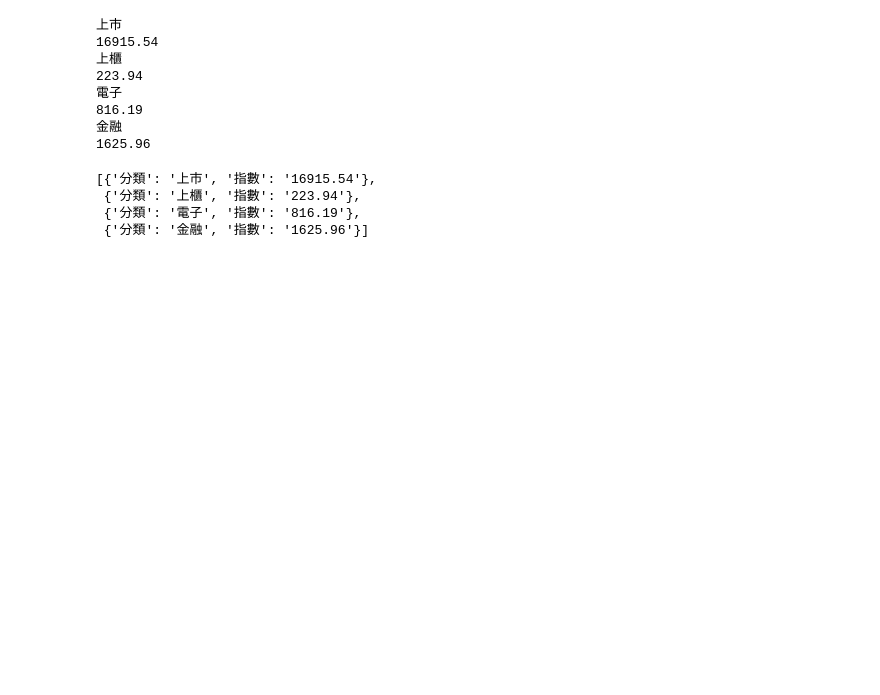
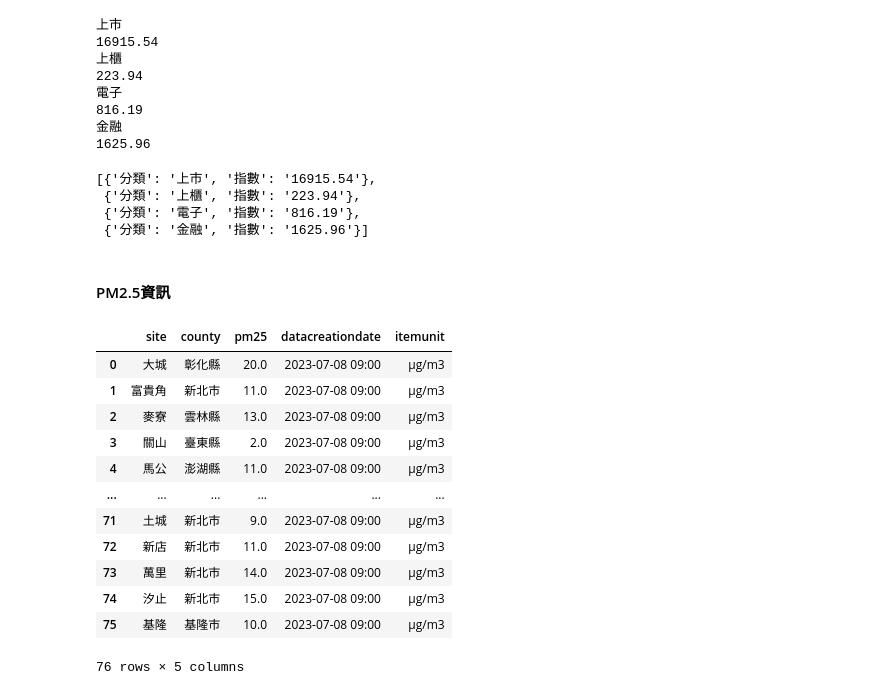
Before and after one commit to Bevis-Chen/gitFlask_2023-07-01, a Jupyter notebook: stocks.ipynb, the cells around one changed output. Drawn from its saved outputs; the diff is of its cells as text; code cells hidden in the pictures; blank space fills up the shorter version.

```diff
--- a/stocks.ipynb
+++ b/stocks.ipynb
@@ -68,3 +69,25 @@ stocks
  {'分類': '上櫃', '指數': '223.94'},
  {'分類': '電子', '指數': '816.19'},
  {'分類': '金融', '指數': '1625.96'}]
+# %% [markdown]
+####  PM2.5資訊
+# %%
+# 讀取CSV
+url= "https://data.epa.gov.tw/api/v2/aqx_p_02?api_key=e8dd42e6-9b8b-43f8-991e-b3dee723a52d&limit=1000&sort=datacreationdate%20desc&format=CSV"
+# %%
+df= pd.read_csv(url)
+df
+# %% [output]
+|  | site | county | pm25 | datacreationdate | itemunit |
+| 0 | 大城 | 彰化縣 | 20.0 | 2023-07-08 09:00 | μg/m3 |
+| 1 | 富貴角 | 新北市 | 11.0 | 2023-07-08 09:00 | μg/m3 |
+| 2 | 麥寮 | 雲林縣 | 13.0 | 2023-07-08 09:00 | μg/m3 |
+| 3 | 關山 | 臺東縣 | 2.0 | 2023-07-08 09:00 | μg/m3 |
+| 4 | 馬公 | 澎湖縣 | 11.0 | 2023-07-08 09:00 | μg/m3 |
+| ... | ... | ... | ... | ... | ... |
+| 71 | 土城 | 新北市 | 9.0 | 2023-07-08 09:00 | μg/m3 |
+| 72 | 新店 | 新北市 | 11.0 | 2023-07-08 09:00 | μg/m3 |
+| 73 | 萬里 | 新北市 | 14.0 | 2023-07-08 09:00 | μg/m3 |
+| 74 | 汐止 | 新北市 | 15.0 | 2023-07-08 09:00 | μg/m3 |
+| 75 | 基隆 | 基隆市 | 10.0 | 2023-07-08 09:00 | μg/m3 |
+76 rows × 5 columns
```
Also changed, not shown: parts of 5 cells of this notebook, 4 other files.
